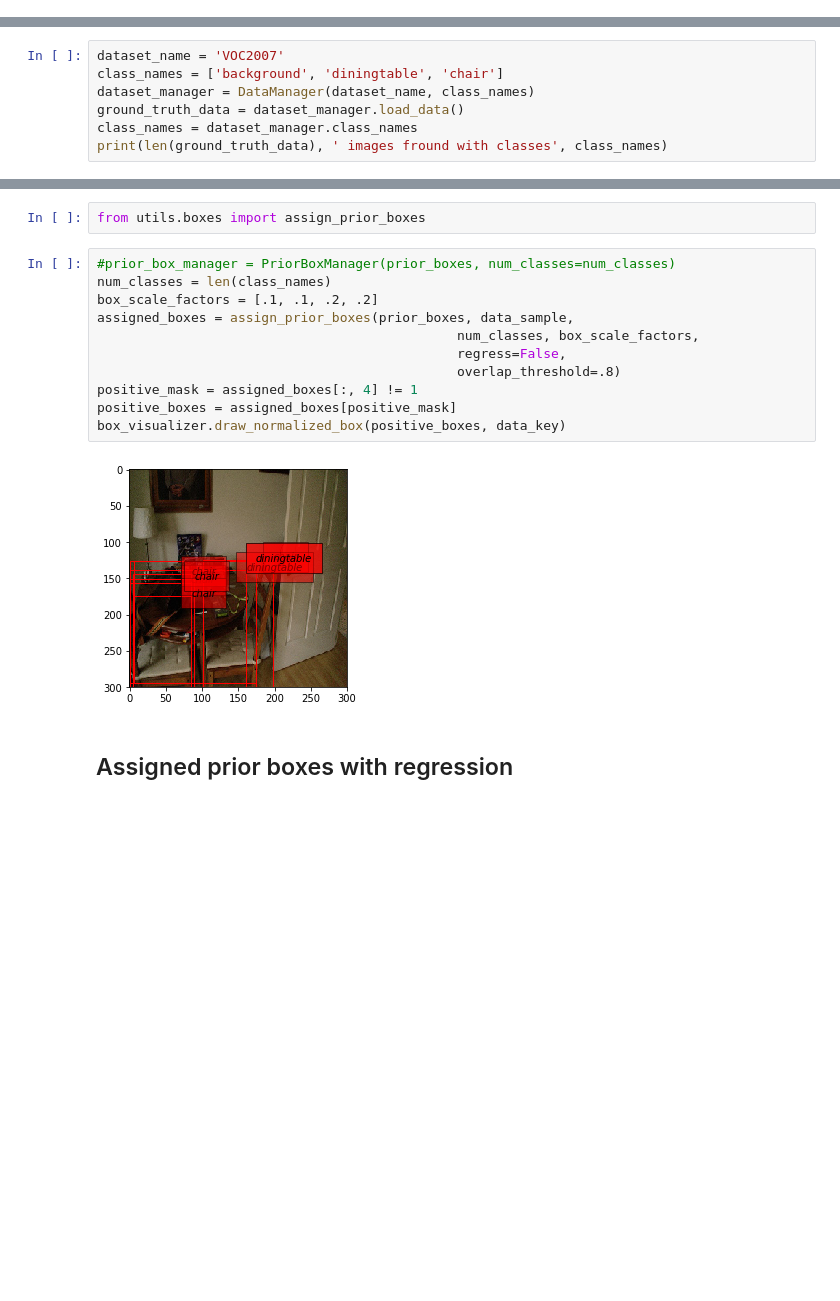
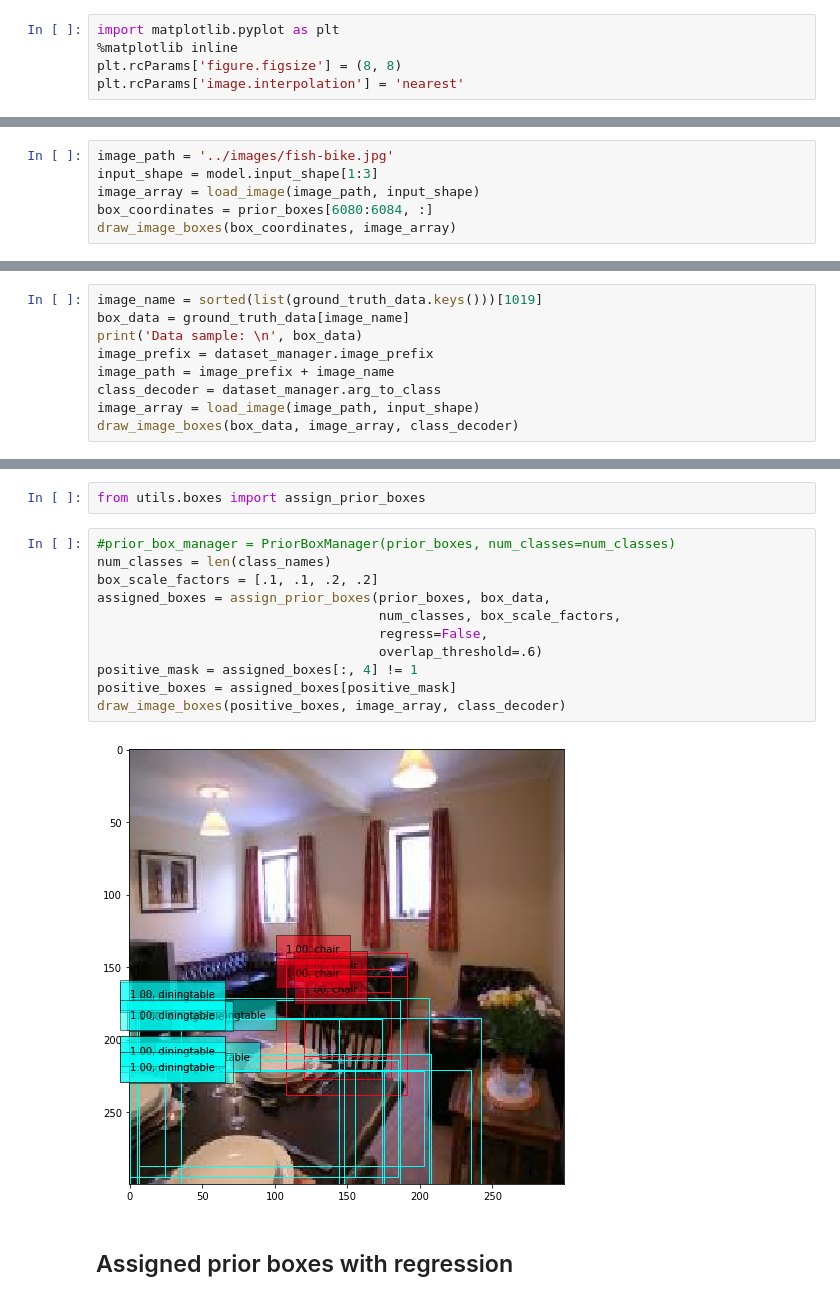
Before and after one commit to oarriaga/SSD-keras, a Jupyter notebook: src/visualization.ipynb, the cells around one changed output, grey strips where cells are left out. Saved outputs shown, nothing was run; the diff lists cells and outputs as text; blank space fills up the shorter version.

Commit message:
Finished visualization with new API

```diff
--- a/src/visualization.ipynb
+++ b/src/visualization.ipynb
@@ -1,5 +1,10 @@
 # %% [markdown]
 # SSD: Visualization
+# %%
+import matplotlib.pyplot as plt
+%matplotlib inline
+plt.rcParams['figure.figsize'] = (8, 8)
+plt.rcParams['image.interpolation'] = 'nearest'
 # %% [markdown]
 ## Class specification
 # %%
@@ -19,7 +32,0 @@ Deprecated function use load_data
-# %%
-dataset_name = 'VOC2007'
-class_names = ['background', 'diningtable', 'chair']
-dataset_manager = DataManager(dataset_name, class_names)
-ground_truth_data = dataset_manager.load_data()
-class_names = dataset_manager.class_names
-print(len(ground_truth_data), ' images fround with classes', class_names)
@@ -60,0 +53,6 @@ box_visualizer.draw_normalized_box(box_coordinates)
+# %%
+image_path = '../images/fish-bike.jpg'
+input_shape = model.input_shape[1:3]
+image_array = load_image(image_path, input_shape)
+box_coordinates = prior_boxes[6080:6084, :]
+draw_image_boxes(box_coordinates, image_array)
@@ -74,0 +66,9 @@ Data sample:
+# %%
+image_name = sorted(list(ground_truth_data.keys()))[1019]
+box_data = ground_truth_data[image_name]
+print('Data sample: \n', box_data)
+image_prefix = dataset_manager.image_prefix
+image_path = image_prefix + image_name
+class_decoder = dataset_manager.arg_to_class
+image_array = load_image(image_path, input_shape)
+draw_image_boxes(box_data, image_array, class_decoder)
@@ -79,16 +84,16 @@ from utils.boxes import assign_prior_boxes
 # %%
 #prior_box_manager = PriorBoxManager(prior_boxes, num_classes=num_classes)
 num_classes = len(class_names)
 box_scale_factors = [.1, .1, .2, .2]
-assigned_boxes = assign_prior_boxes(prior_boxes, data_sample,
-                                              num_classes, box_scale_factors,
-                                              regress=False,
-                                              overlap_threshold=.8)
+assigned_boxes = assign_prior_boxes(prior_boxes, box_data,
+                                    num_classes, box_scale_factors,
+                                    regress=False,
+                                    overlap_threshold=.6)
 positive_mask = assigned_boxes[:, 4] != 1
 positive_boxes = assigned_boxes[positive_mask]
-box_visualizer.draw_normalized_box(positive_boxes, data_key)
+draw_image_boxes(positive_boxes, image_array, class_decoder)
 # %% [output]
-[figure, old version]
+[figure, new version]
 # %% [markdown]
 ## Assigned prior boxes with regression
 # %%
```
Also changed, not shown: parts of 23 cells of this notebook.
